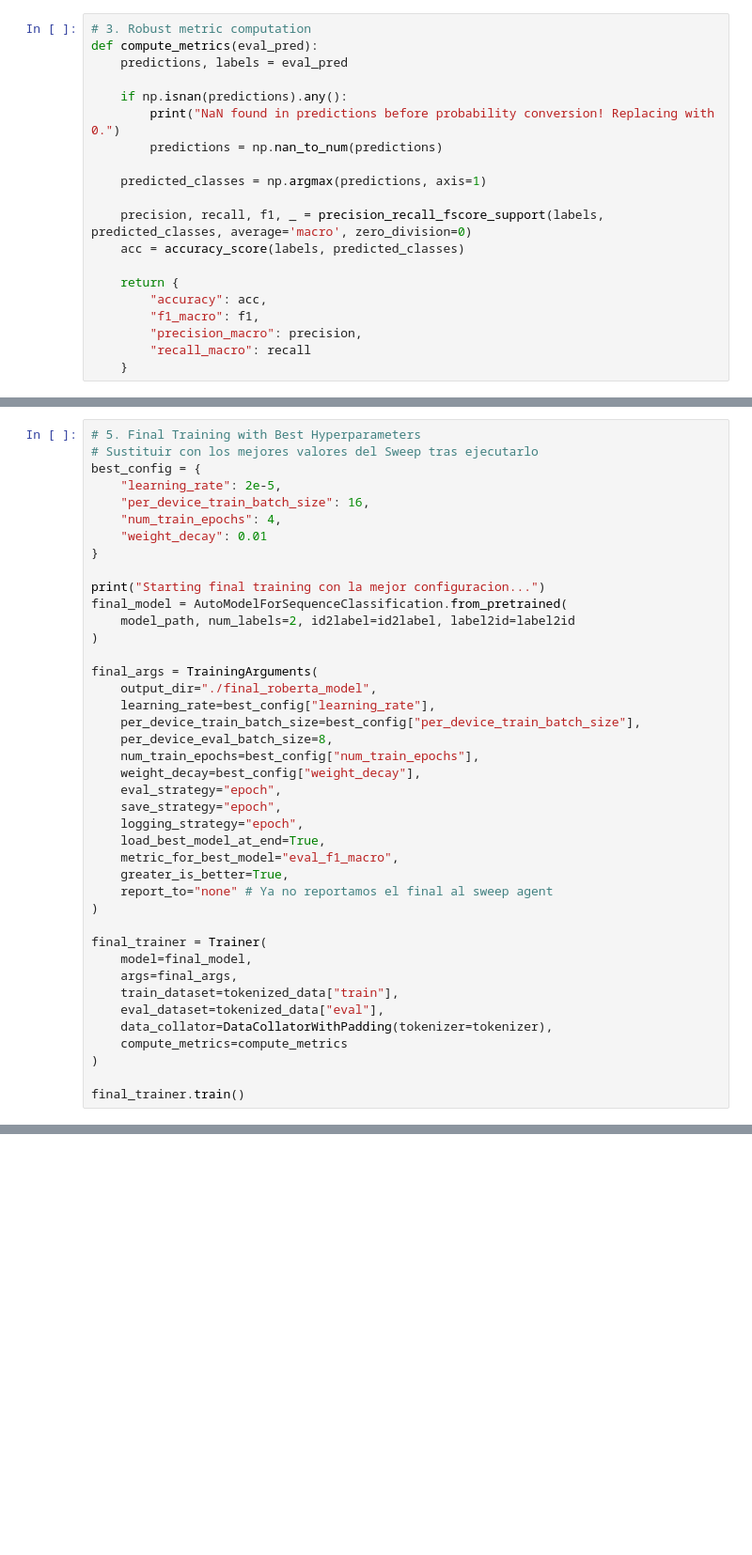
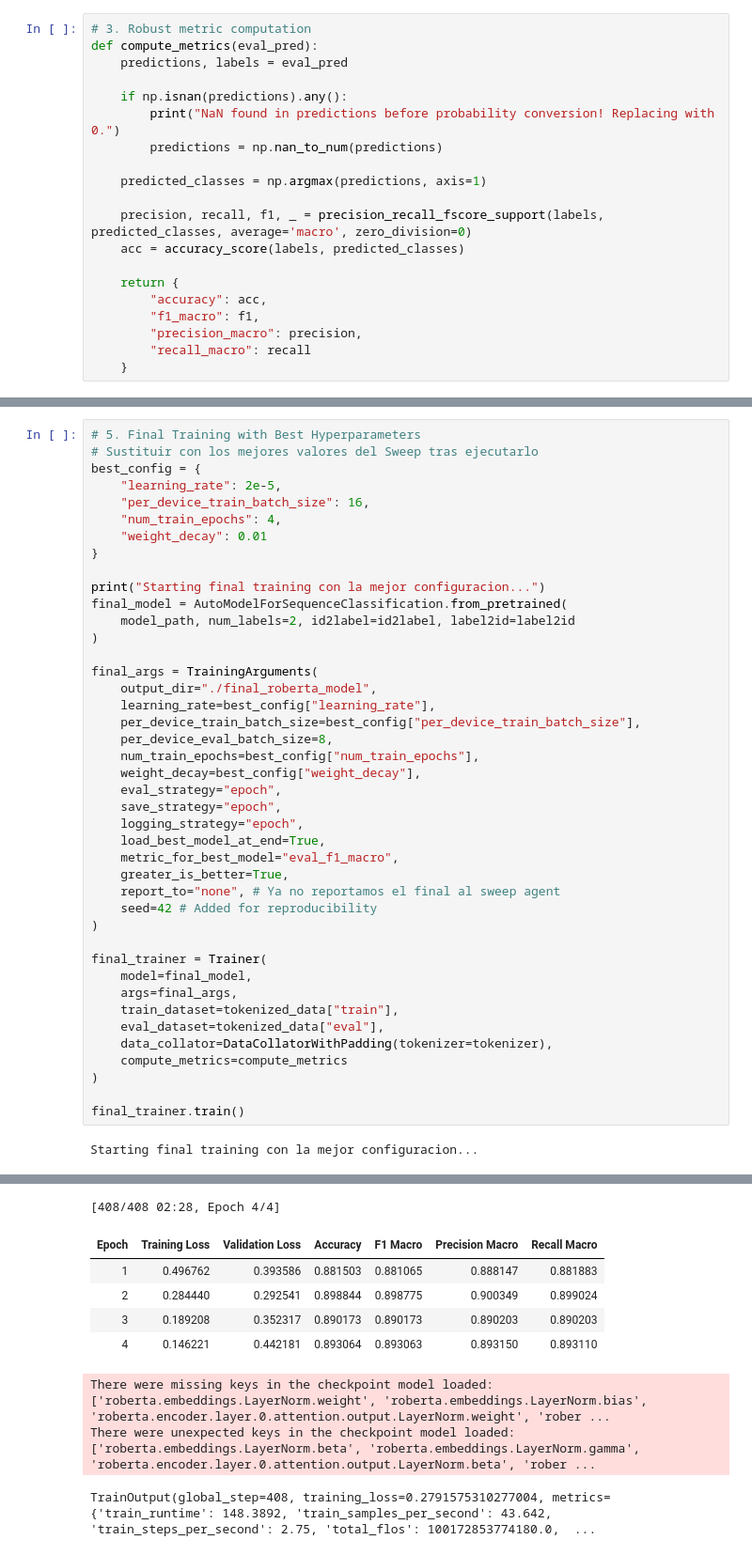
Before and after one commit to JavierPrior845/tfg-ai-text-detection, a Jupyter notebook: models/encoder-only/RoBERTa.ipynb, the cells around one changed output, grey strips where cells are left out. Shown at 94% size. Saved outputs shown, nothing was run; the diff lists cells and outputs as text; blank space fills up the shorter version.

```diff
--- a/models/encoder-only/RoBERTa.ipynb
+++ b/models/encoder-only/RoBERTa.ipynb
@@ -171,7 +261,8 @@ final_args = TrainingArguments(
     load_best_model_at_end=True,
     metric_for_best_model="eval_f1_macro",
     greater_is_better=True,
-    report_to="none" # Ya no reportamos el final al sweep agent
+    report_to="none", # Ya no reportamos el final al sweep agent
+    seed=42 # Added for reproducibility
 )
 
 final_trainer = Trainer(
@@ -184,3 +275,5 @@ final_trainer = Trainer(
 )
 
 final_trainer.train()
+# %% [output]
+Starting final training con la mejor configuracion...
@@ -187,3 +297,12 @@ final_trainer.train()
+[408/408 02:28, Epoch 4/4]
+| Epoch | Training Loss | Validation Loss | Accuracy | F1 Macro | Precision Macro | Recall Macro |
+| 1 | 0.496762 | 0.393586 | 0.881503 | 0.881065 | 0.888147 | 0.881883 |
+| 2 | 0.284440 | 0.292541 | 0.898844 | 0.898775 | 0.900349 | 0.899024 |
+| 3 | 0.189208 | 0.352317 | 0.890173 | 0.890173 | 0.890203 | 0.890203 |
+| 4 | 0.146221 | 0.442181 | 0.893064 | 0.893063 | 0.893150 | 0.893110 |
+There were missing keys in the checkpoint model loaded: ['roberta.embeddings.LayerNorm.weight', 'roberta.embeddings.LayerNorm.bias', 'roberta.encoder.layer.0.attention.output.LayerNorm.weight', 'rober ...
+There were unexpected keys in the checkpoint model loaded: ['roberta.embeddings.LayerNorm.beta', 'roberta.embeddings.LayerNorm.gamma', 'roberta.encoder.layer.0.attention.output.LayerNorm.beta', 'rober ...
+TrainOutput(global_step=408, training_loss=0.2791575310277004, metrics={'train_runtime': 148.3892, 'train_samples_per_second': 43.642, 'train_steps_per_second': 2.75, 'total_flos': 100172853774180.0,  ...
 # %%
 # 6. Evaluation on Test Set
 test_results = final_trainer.evaluate(tokenized_data["test"])
```
Also changed, not shown: parts of 12 cells of this notebook.
